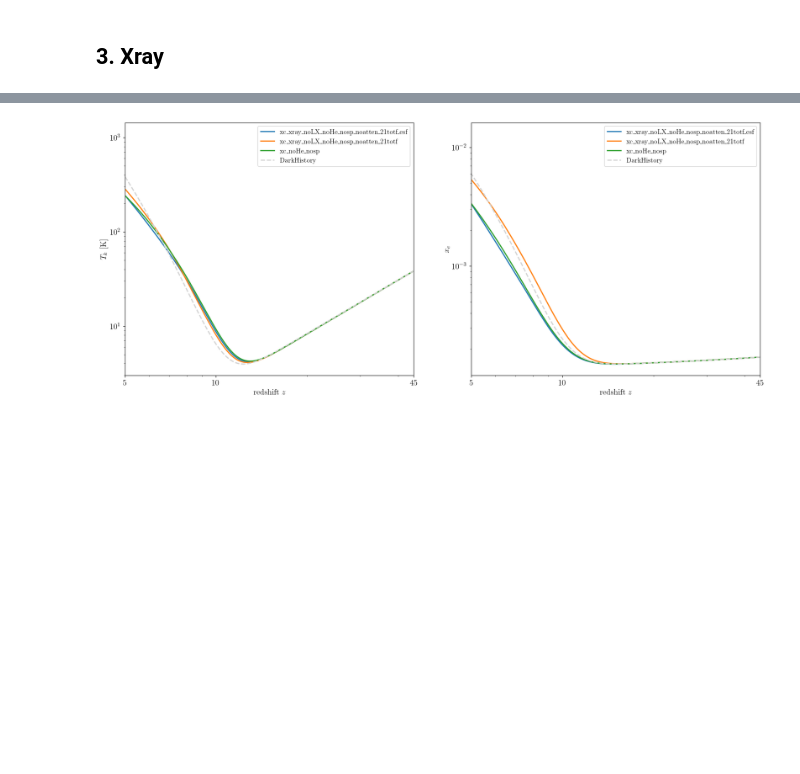
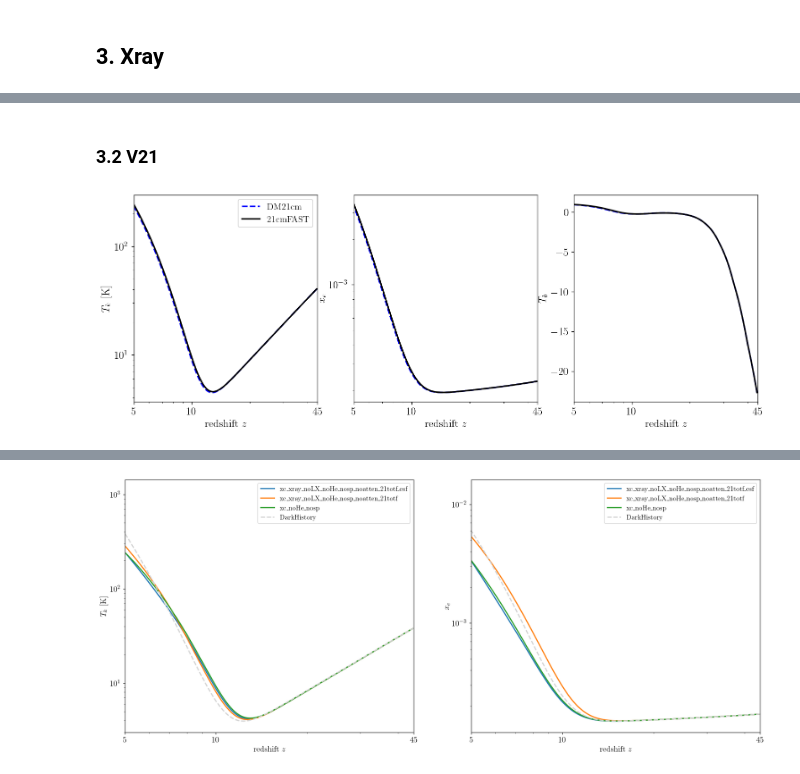
Before and after one commit to yitiansun/DM21cm, a Jupyter notebook: cross_check/plot.ipynb, the cells around one changed output, grey strips where cells are left out. Saved outputs shown, nothing was run; the diff lists cells and outputs as text; code cells hidden in the pictures; blank space fills up the shorter version.

```diff
--- a/cross_check/plot.ipynb
+++ b/cross_check/plot.ipynb
@@ -326,0 +320,2 @@ fig.savefig(f'{save_name}.pdf', bbox_inches='tight')
+# %% [markdown]
+### 3.2 V21
@@ -326,0 +351,37 @@ fig.savefig(f'{save_name}.pdf', bbox_inches='tight')
+# %%
+dc_soln = np.load(f'{WDIR}/outputs/dm21cm/{dc_run_name}_records.npy', allow_pickle=True).item()
+p21c_soln = np.load(f'{WDIR}/outputs/dm21cm/{p21c_run_name}_records.npy', allow_pickle=True).item()
+
+fig, axs = plt.subplots(1, 3, figsize=(15, 5))
+
+# Tk
+ax = axs[0]
+ax.plot(dc_soln['z'],   dc_soln['T_k'],   color=color_dict['dc'], label=label_dict['dc'], ls=ls_dict['dc'], lw=2)
+ax.plot(p21c_soln['z'], p21c_soln['T_k'], color=color_dict['21'], label=label_dict['21'], ls=ls_dict['21'], lw=2)
+ax.set(xlim=(z_plot_min, z_plot_max), xscale='log', yscale='log')
+ax.xaxis.set_minor_formatter(mpl.ticker.NullFormatter())
+ax.set(xticks=[5, 10, 45], xticklabels=['5', '10', '45'])
+ax.set(ylabel='$T_k$ [K]', xlabel='redshift $z$')
+ax.legend()
+
+# x
+ax = axs[1]
+ax.plot(dc_soln['z'],   dc_soln['x_e'],   color=color_dict['dc'], label=label_dict['dc'], ls=ls_dict['dc'], lw=2)
+ax.plot(p21c_soln['z'], p21c_soln['x_e'], color=color_dict['21'], label=label_dict['21'], ls=ls_dict['21'], lw=2)
+ax.set(xlim=(z_plot_min, z_plot_max), xscale='log', yscale='log')
+ax.xaxis.set_minor_formatter(mpl.ticker.NullFormatter())
+ax.set(xticks=[5, 10, 45], xticklabels=['5', '10', '45'])
+ax.set(ylabel='$x_e$', xlabel='redshift $z$')
+
+# Tb
+ax = axs[2]
+ax.plot(dc_soln['z'],   dc_soln['T_b'],   color=color_dict['dc'], label=label_dict['dc'], ls=ls_dict['dc'], lw=2)
+ax.plot(p21c_soln['z'], p21c_soln['T_b'], color=color_dict['21'], label=label_dict['21'], ls=ls_dict['21'], lw=2)
+ax.set(xlim=(z_plot_min, z_plot_max), xscale='log')
+ax.xaxis.set_minor_formatter(mpl.ticker.NullFormatter())
+ax.set(xticks=[5, 10, 45], xticklabels=['5', '10', '45'])
+ax.set(ylabel='$T_b$', xlabel='redshift $z$')
+
+fig.savefig(f'{save_name}.pdf', bbox_inches='tight')
+# %% [output]
+[figure, added]
```
Also changed, not shown: parts of 6 cells of this notebook, 6 other files.
